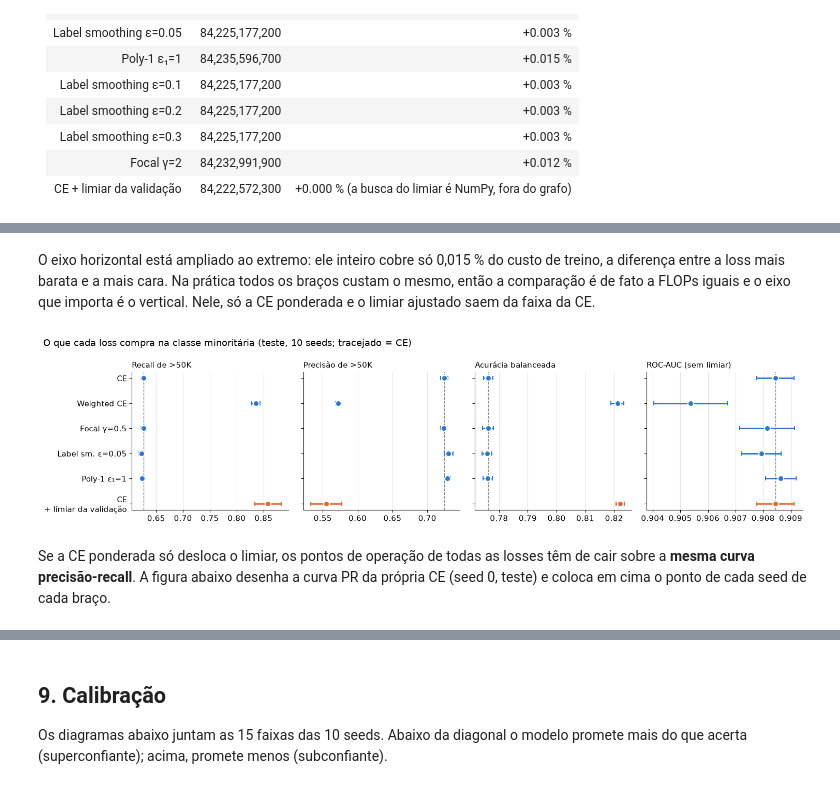
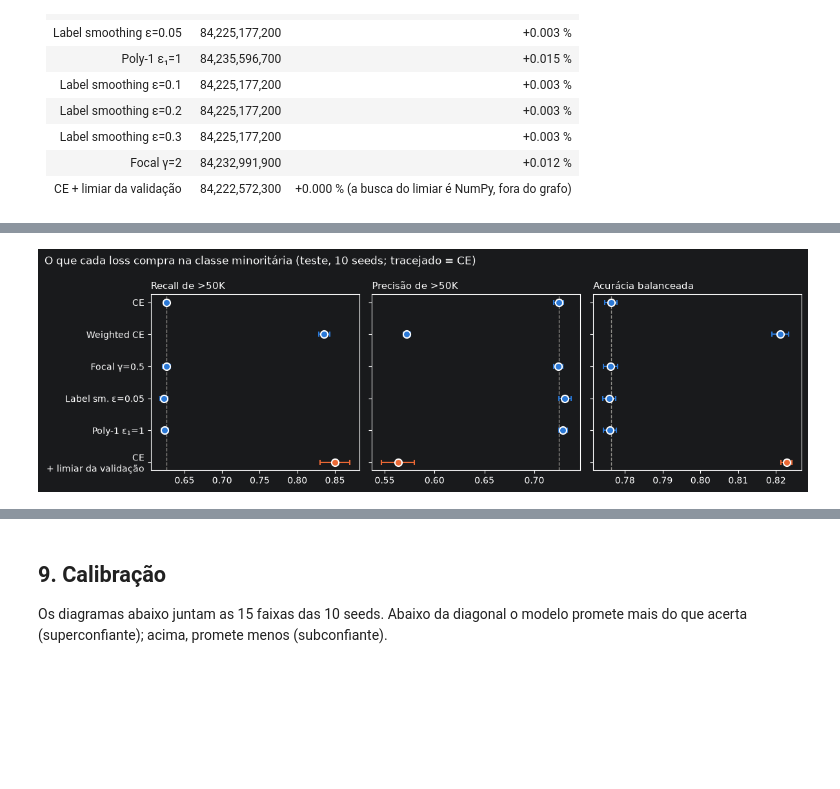
Before and after one commit to PedroViniciusMelo/BERT-cpu, a Jupyter notebook: experiments/loss_imbalance/q08_loss_imbalance.ipynb, the cells around one changed output, grey strips where cells are left out. Cells and saved outputs as stored; diff of their text form; code cells hidden in the pictures; blank space fills up the shorter version.

```diff
--- a/experiments/loss_imbalance/q08_loss_imbalance.ipynb
+++ b/experiments/loss_imbalance/q08_loss_imbalance.ipynb
@@ -902,32 +852,38 @@ def mean_std_text(values, decimals=3):
     return f"{mean:.{decimals}f} ± {std:.{decimals}f}"
 
 
-TEST_COLUMNS = [("accuracy", "Acurácia"), ("minority_precision", "Precisão >50K"),
-                ("minority_recall", "Recall >50K"), ("balanced_accuracy", "Acur. balanceada"),
-                ("roc_auc", "ROC-AUC"), ("ece", "ECE")]
+TEST_COLUMNS = [
+    ("accuracy", "Acurácia"),
+    ("minority_precision", "Precisão >50K"),
+    ("minority_recall", "Recall >50K"),
+    ("balanced_accuracy", "Acur. balanceada"),
+    ("ece", "ECE")]
+
 arms = MAIN + [THRESHOLD_ARM] + EXTRA
 lines = ["| Loss | " + " | ".join(title for _, title in TEST_COLUMNS) + " |",
          "|---|" + "---|" * len(TEST_COLUMNS)]
+
 for name in arms:
     lines.append(f"| {name} | " + " | ".join(mean_std_text(metric_values(name, metric))
                                              for metric, _ in TEST_COLUMNS) + " |")
 display(Markdown("**Teste, limiar 0,5, 10 seeds (média ± dp)**\n\n" + "\n".join(lines)))
 
-PAIRED_COLUMNS = TEST_COLUMNS[1:]                     # tudo menos a acurácia simples
+PAIRED_COLUMNS = TEST_COLUMNS
 lines = ["| Loss | " + " | ".join(title for _, title in PAIRED_COLUMNS) + " |",
          "|---|" + "---|" * len(PAIRED_COLUMNS)]
 for name in arms[1:]:
     cells = []
     for metric, _ in PAIRED_COLUMNS:
         delta = metric_values(name, metric) - metric_values("CE", metric)
-        mean, std = mean_and_std(delta)
-        if std == 0:
+        if np.all(delta == 0):
             cells.append("idêntico")
             continue
-        t_stat = mean / (std / np.sqrt(len(delta)))
-        cells.append(f"{mean:+.4f} (t={t_stat:+.1f}){' *' if abs(t_stat) > 2.26 else ''}")
+        mean = delta.mean()
+        agreeing = int(np.sum(np.sign(delta) == np.sign(mean)))   # seeds no mesmo sentido da média
+        cells.append(f"{mean:+.4f} ({agreeing}/{len(delta)}){' *' if agreeing >= 9 else ''}")
     lines.append(f"| {name} | " + " | ".join(cells) + " |")
-display(Markdown("**Δ pareado contra a CE** (`*` = |t| > 2,26)\n\n" + "\n".join(lines)))
+display(Markdown("**Δ pareado contra a CE**: média do Δ_k e em quantos seeds ele vai no mesmo "
+                 "sentido (`*` = pelo menos 9 de 10)\n\n" + "\n".join(lines)))
 # %% [output]
 **Teste, limiar 0,5, 10 seeds (média ± dp)**
 
@@ -1004,13 +914,0 @@ Label smoothing ε=0.2        10    0.7750 ± 0.0027         84.23         232.4
-# %%
-from matplotlib.ticker import FuncFormatter, MaxNLocator
-
-ax = pareto(balanced_results, cost="train_flops", annotate=False,
-            title="Acurácia balanceada vs FLOPs de treino (10 seeds, média ± dp)")
-ax.set_xscale("linear")
-ax.xaxis.set_major_locator(MaxNLocator(4))
-ax.xaxis.set_major_formatter(FuncFormatter(lambda flops, _: f"{flops / 1e9:.3f}"))
-ax.set_xlabel("GFLOPs de treino (o eixo inteiro cobre 0,015 %)")
-ax.set_ylabel("acurácia balanceada no teste")
-ax.legend(fontsize=8, frameon=False, loc="center left", bbox_to_anchor=(1.0, 0.5))
-ax.figure.savefig(FIGURES / "fig0_pareto_flops.png")
-plt.show()
@@ -1019,38 +915,29 @@ plt.show()
-# %% [markdown]
-O eixo horizontal está ampliado ao extremo: ele inteiro cobre só 0,015 % do custo de
-treino, a diferença entre a loss mais barata e a mais cara. Na prática todos os braços custam
-o mesmo, então a comparação é de fato a FLOPs iguais e o eixo que importa é o vertical. Nele,
-só a CE ponderada e o limiar ajustado saem da faixa da CE.
 # %%
 arms = MAIN + [THRESHOLD_ARM]
 panels = [("minority_recall", "Recall de >50K"), ("minority_precision", "Precisão de >50K"),
-          ("balanced_accuracy", "Acurácia balanceada"), ("roc_auc", "ROC-AUC (sem limiar)")]
+          ("balanced_accuracy", "Acurácia balanceada")]
 
 
 def short_name(name):
     return name.replace("Label smoothing", "Label sm.").replace(" + limiar", "\n+ limiar")
 
 
-fig, axes = plt.subplots(1, 4, figsize=(15, 3.8), sharey=True)
+fig, axes = plt.subplots(1, 3, figsize=(12, 3.8), sharey=True)
 y_positions = np.arange(len(arms))[::-1]
 for ax, (metric, title) in zip(axes, panels):
     ax.axvline(metric_values("CE", metric).mean(), color=GRAY, lw=1, ls="--")
     for y_position, name in zip(y_positions, arms):
         mean, std = mean_and_std(metric_values(name, metric))
         color = ORANGE if name == THRESHOLD_ARM else BLUE
         ax.errorbar(mean, y_position, xerr=std, fmt="o", ms=8, color=color, capsize=3,
                     markeredgecolor="white", markeredgewidth=1.5)
     ax.set_title(title, loc="left", fontsize=11)
     ax.grid(axis="y", visible=False)
 axes[0].set_yticks(y_positions, [short_name(name) for name in arms])
 fig.suptitle("O que cada loss compra na classe minoritária (teste, 10 seeds; tracejado = CE)",
              x=0.01, ha="left")
 fig.tight_layout()
 fig.savefig(FIGURES / "fig1_minority_metrics.png")
 plt.show()
 # %% [output]
-[figure, old version]
+[figure, new version]
-# %% [markdown]
-Se a CE ponderada só desloca o limiar, os pontos de operação de todas as losses têm de cair
-sobre a **mesma curva precisão-recall**. A figura abaixo desenha a curva PR da própria CE
-(seed 0, teste) e coloca em cima o ponto de cada seed de cada braço.
```
Also changed, not shown: parts of 35 cells of this notebook.
